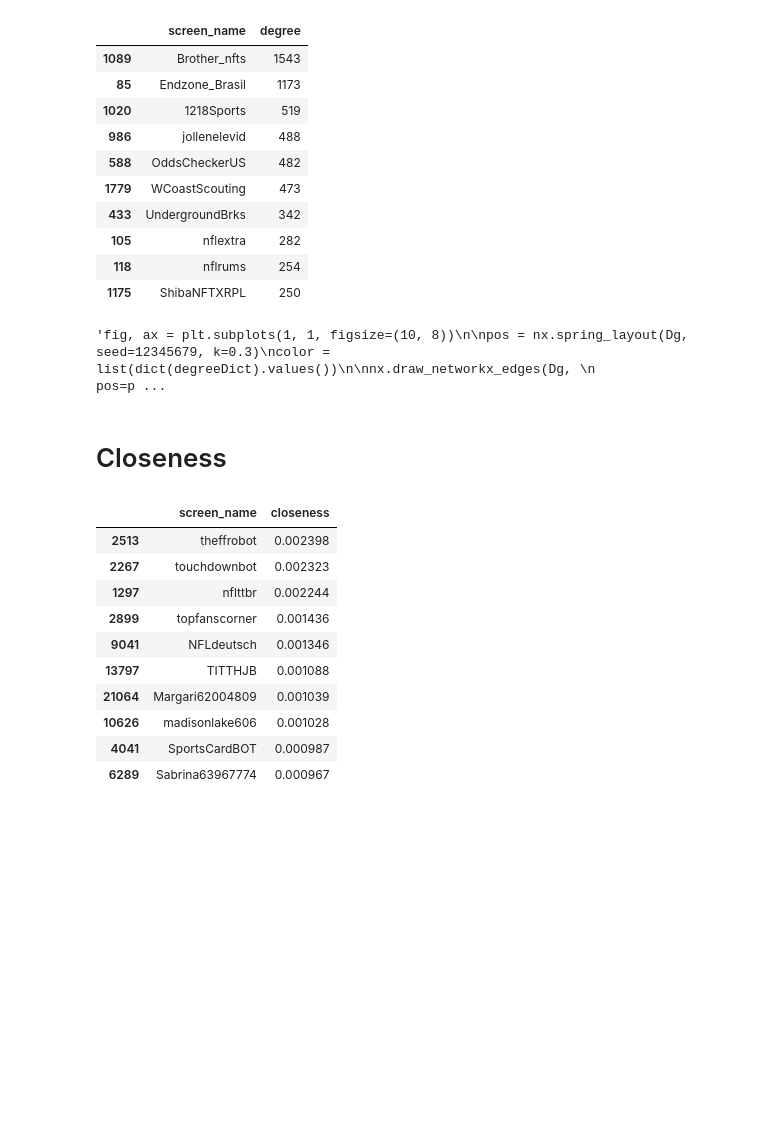
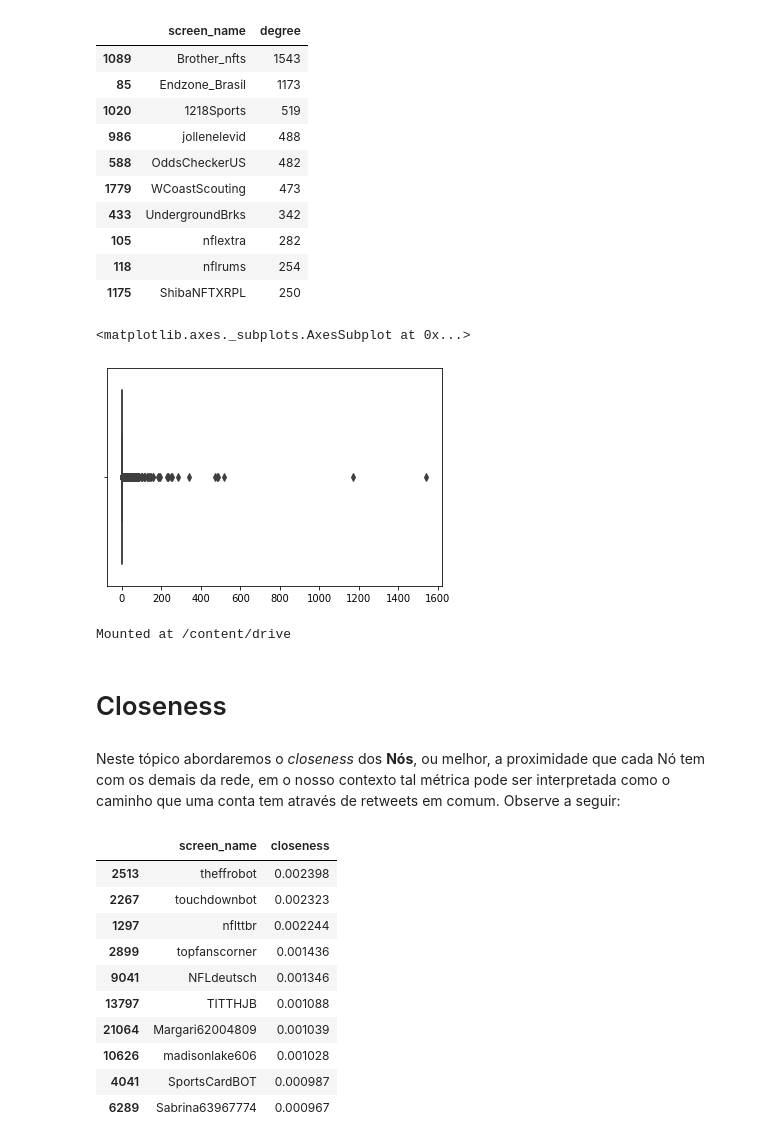
Before and after one commit to Kaioh95/NFL-Retweet-Network, a Jupyter notebook: Network_NFL_Retweets.ipynb, the cells around one changed output. Cells and saved outputs as stored; diff of their text form; code cells hidden in the pictures; blank space fills up the shorter version.

```diff
--- a/Network_NFL_Retweets.ipynb
+++ b/Network_NFL_Retweets.ipynb
@@ -32,33 +77,25 @@ degreeDF.head(10)
 | 105 | nflextra | 282 |
 | 118 | nflrums | 254 |
 | 1175 | ShibaNFTXRPL | 250 |
-# %%
-'''fig, ax = plt.subplots(1, 1, figsize=(10, 8))
-
-pos = nx.spring_layout(Dg, seed=12345679, k=0.3)
-color = list(dict(degreeDict).values())
-
-nx.draw_networkx_edges(Dg,
-                       pos=pos,
-                       alpha=0.4,
-                       ax=ax)
-
-nodes = nx.draw_networkx_nodes(Dg,
-                               pos=pos,
-                               node_color=color,
-                               cmap=plt.cm.jet,
-                               ax=ax)
-
-#nx.draw_networkx_labels(g_degreeTop, pos=pos, font_color="black", ax=ax)
-
-plt.axis("off")
-plt.colorbar(nodes)
-plt.savefig("degree.png", transparent=True, dpi=300)
-plt.show()'''
-# %% [output]
-'fig, ax = plt.subplots(1, 1, figsize=(10, 8))\n\npos = nx.spring_layout(Dg, seed=12345679, k=0.3)\ncolor = list(dict(degreeDict).values())\n\nnx.draw_networkx_edges(Dg, \n                       pos=p ...
+# %%
+degreeList= []
+
+for key, value in dict(Dg.out_degree()).items():
+    degreeList.append(value)
+
+sns.boxplot(x=degreeList)
+# %% [output]
+<matplotlib.axes._subplots.AxesSubplot at 0x...>
+[figure, added]
+# %%
+from google.colab import drive
+drive.mount('/content/drive')
+# %% [output]
+Mounted at /content/drive
 # %% [markdown]
 # Closeness
+# %% [markdown]
+Neste tópico abordaremos o *closeness* dos **Nós**, ou melhor, a proximidade que cada Nó tem com os demais da rede, em o nosso contexto tal métrica pode ser interpretada como o caminho que uma conta tem através de retweets em comum. Observe a seguir:
 # %%
 closenessDict = nx.closeness_centrality(Dg)
 # %%
```
Also changed, not shown: parts of 21 cells of this notebook, 1 other file.
